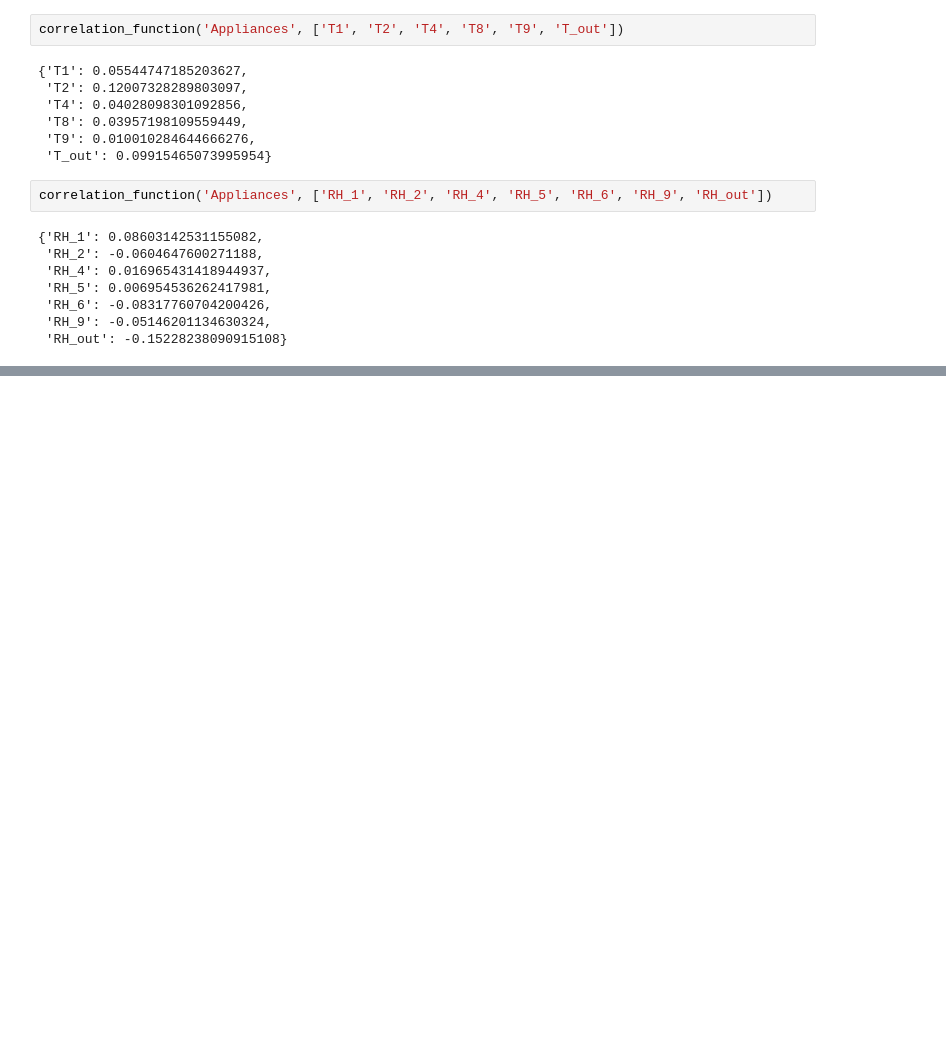
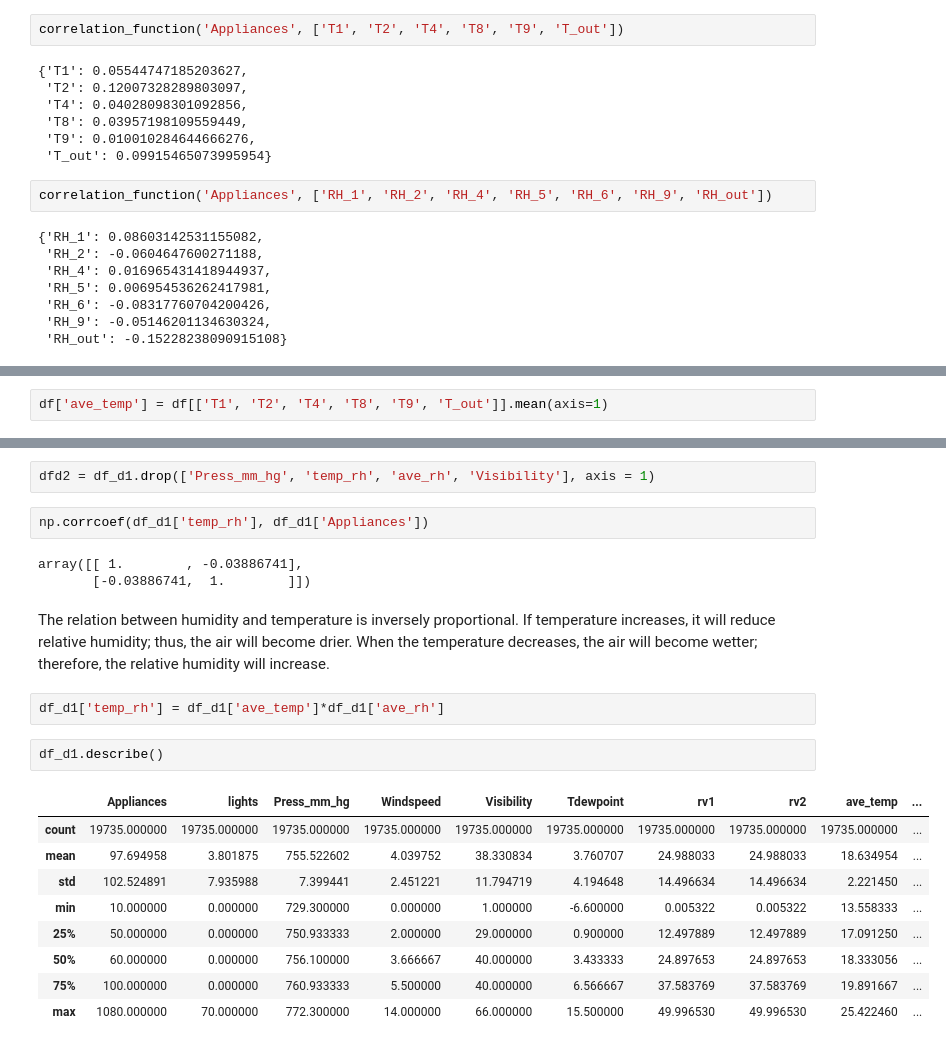
Before and after one commit to Ashishblthakre/Appliance-Energy-Prediction, a Jupyter notebook: Appliance_Energy_Prediction.ipynb, the cells around one changed output, grey strips where cells are left out. Cells and saved outputs as stored; diff of their text form; blank space fills up the shorter version.

```diff
--- a/Appliance_Energy_Prediction.ipynb
+++ b/Appliance_Energy_Prediction.ipynb
@@ -248,0 +357,2 @@ correlation_function('Appliances', ['RH_1', 'RH_2', 'RH_4', 'RH_5', 'RH_6', 'RH_
+# %%
+df['ave_temp'] = df[['T1', 'T2', 'T4', 'T8', 'T9', 'T_out']].mean(axis=1)
@@ -248,0 +386,23 @@ correlation_function('Appliances', ['RH_1', 'RH_2', 'RH_4', 'RH_5', 'RH_6', 'RH_
+# %%
+dfd2 = df_d1.drop(['Press_mm_hg', 'temp_rh', 'ave_rh', 'Visibility'], axis = 1)
+# %%
+np.corrcoef(df_d1['temp_rh'], df_d1['Appliances'])
+# %% [output]
+array([[ 1.        , -0.03886741],
+       [-0.03886741,  1.        ]])
+# %% [markdown]
+The relation between humidity and temperature is inversely proportional. If temperature increases, it will reduce relative humidity; thus, the air will become drier. When the temperature decreases, the air will become wetter; therefore, the relative humidity will increase.
+# %%
+df_d1['temp_rh'] = df_d1['ave_temp']*df_d1['ave_rh']
+# %%
+df_d1.describe()
+# %% [output]
+|  | Appliances | lights | Press_mm_hg | Windspeed | Visibility | Tdewpoint | rv1 | rv2 | ave_temp | ... |
+| count | 19735.000000 | 19735.000000 | 19735.000000 | 19735.000000 | 19735.000000 | 19735.000000 | 19735.000000 | 19735.000000 | 19735.000000 | ... |
+| mean | 97.694958 | 3.801875 | 755.522602 | 4.039752 | 38.330834 | 3.760707 | 24.988033 | 24.988033 | 18.634954 | ... |
+| std | 102.524891 | 7.935988 | 7.399441 | 2.451221 | 11.794719 | 4.194648 | 14.496634 | 14.496634 | 2.221450 | ... |
+| min | 10.000000 | 0.000000 | 729.300000 | 0.000000 | 1.000000 | -6.600000 | 0.005322 | 0.005322 | 13.558333 | ... |
+| 25% | 50.000000 | 0.000000 | 750.933333 | 2.000000 | 29.000000 | 0.900000 | 12.497889 | 12.497889 | 17.091250 | ... |
+| 50% | 60.000000 | 0.000000 | 756.100000 | 3.666667 | 40.000000 | 3.433333 | 24.897653 | 24.897653 | 18.333056 | ... |
+| 75% | 100.000000 | 0.000000 | 760.933333 | 5.500000 | 40.000000 | 6.566667 | 37.583769 | 37.583769 | 19.891667 | ... |
+| max | 1080.000000 | 70.000000 | 772.300000 | 14.000000 | 66.000000 | 15.500000 | 49.996530 | 49.996530 | 25.422460 | ... |
```
Also changed, not shown: parts of 40 cells of this notebook.
